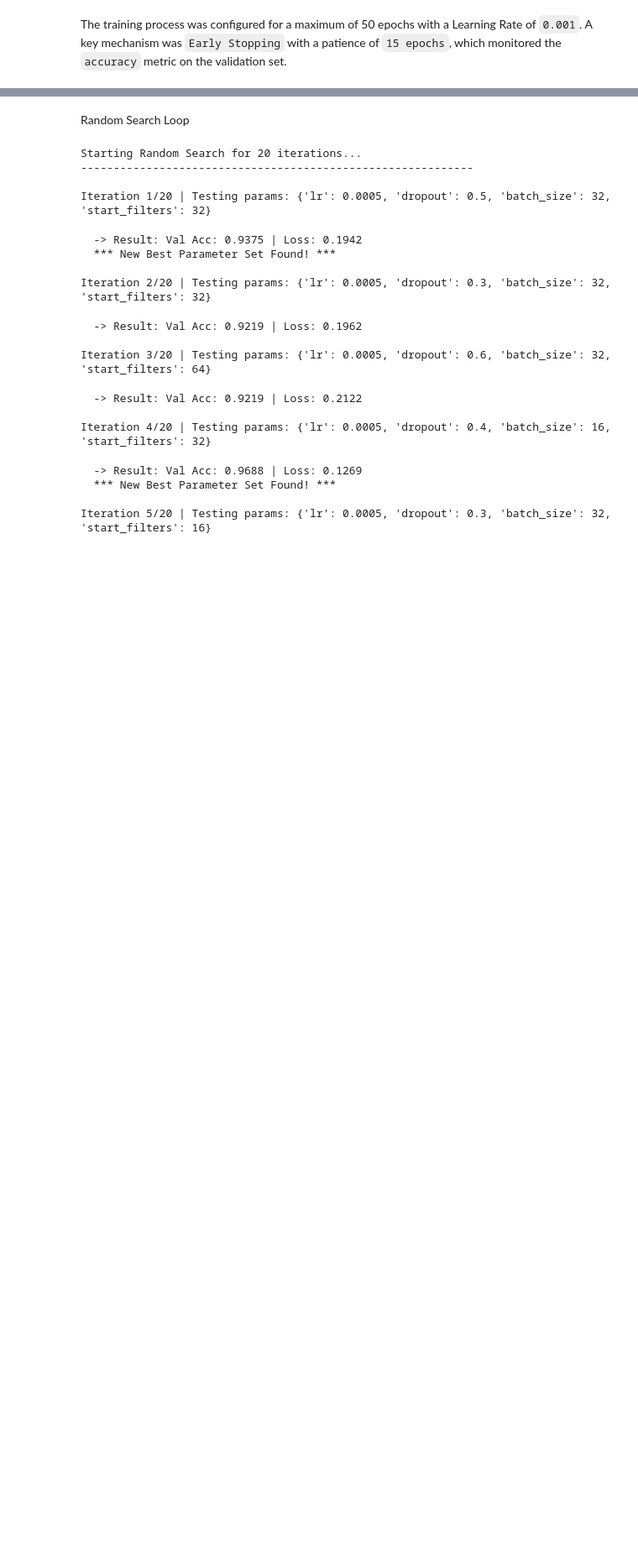
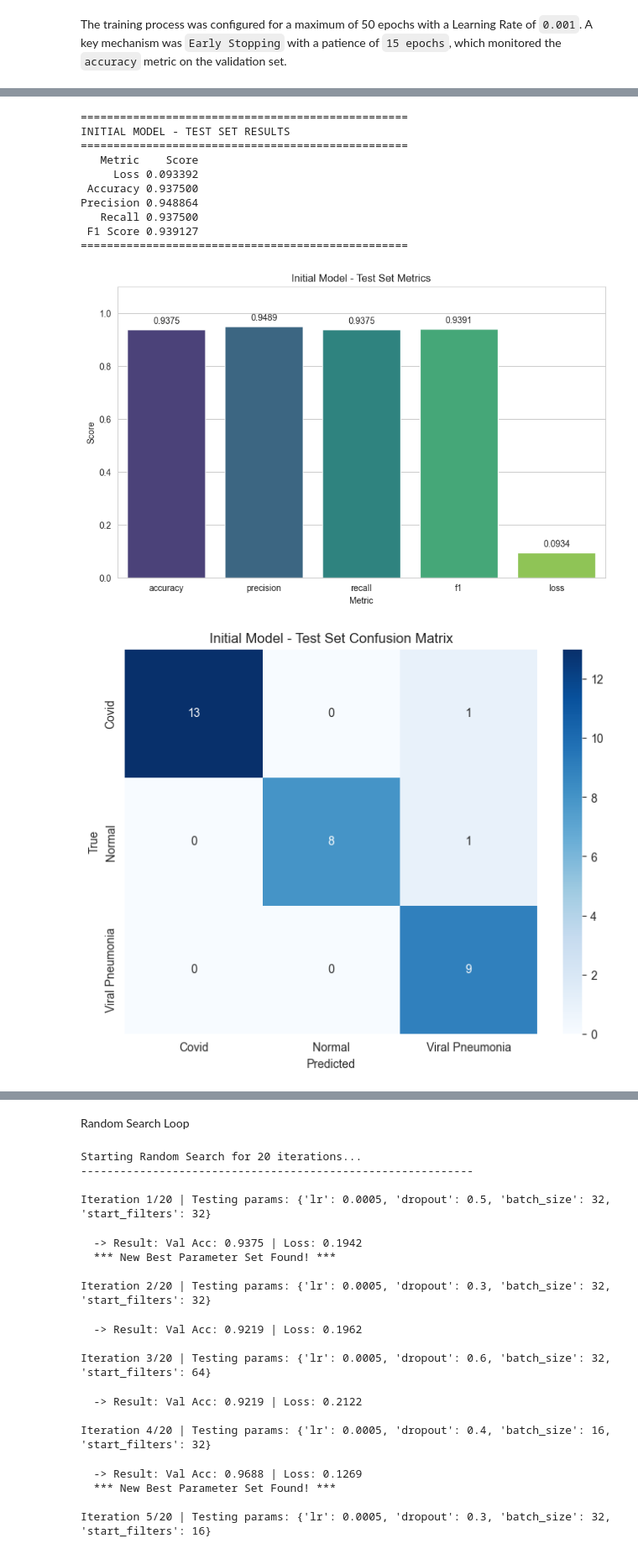
Before and after one commit to HerbyFiitStuba/covid_dataset, a Jupyter notebook: model.ipynb, the cells around one changed output, grey strips where cells are left out. Shown at 84% size. Cells and saved outputs as stored; diff of their text form; code cells hidden in the pictures; blank space fills up the shorter version.

```diff
--- a/model.ipynb
+++ b/model.ipynb
@@ -841,0 +857,33 @@ Subsequent epochs (17-31) showed no improvement over the peak accuracy of 0.9375
+# %%
+# Evaluate initial model on test set
+initial_test_metrics = evaluate_model(model, test_loader, criterion, device, desc="Testing Initial Model")
+
+# Display results
+initial_results_df = pd.DataFrame({
+    'Metric': ['Loss', 'Accuracy', 'Precision', 'Recall', 'F1 Score'],
+    'Score': [initial_test_metrics['loss'], initial_test_metrics['accuracy'],
+              initial_test_metrics['precision'], initial_test_metrics['recall'], initial_test_metrics['f1']]
+})
+
+print("="*50)
+print("INITIAL MODEL - TEST SET RESULTS")
+print("="*50)
+print(initial_results_df.to_string(index=False))
+print("="*50)
+
+plot_metrics_barplot(initial_test_metrics, title="Initial Model - Test Set Metrics")
+plot_confusion_matrix(initial_test_metrics['targets'], initial_test_metrics['predictions'],
+                      dataset.classes, title="Initial Model - Test Set Confusion Matrix")
+# %% [output]
+==================================================
+INITIAL MODEL - TEST SET RESULTS
+==================================================
+   Metric    Score
+     Loss 0.093392
+ Accuracy 0.937500
+Precision 0.948864
+   Recall 0.937500
+ F1 Score 0.939127
+==================================================
+[figure, added]
+[figure, added]
```
Also changed, not shown: parts of 25 cells of this notebook, 1 other file.
